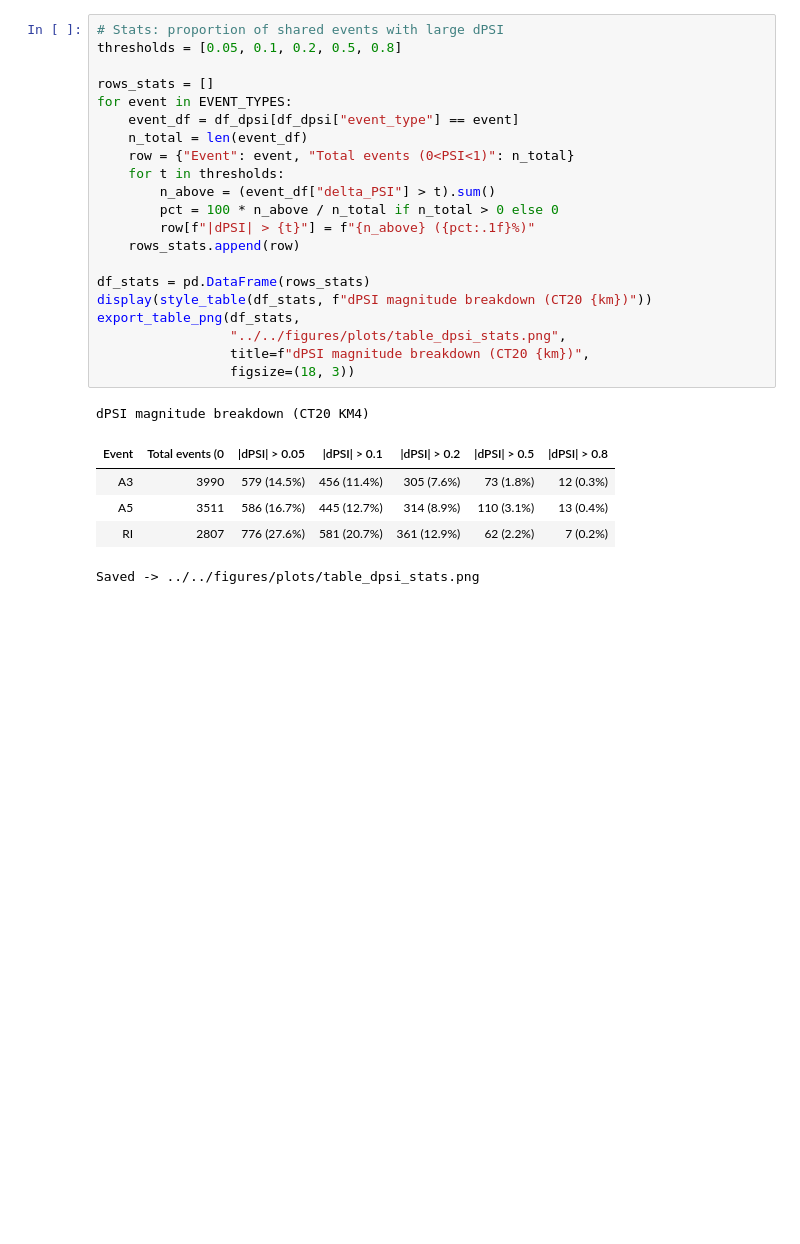
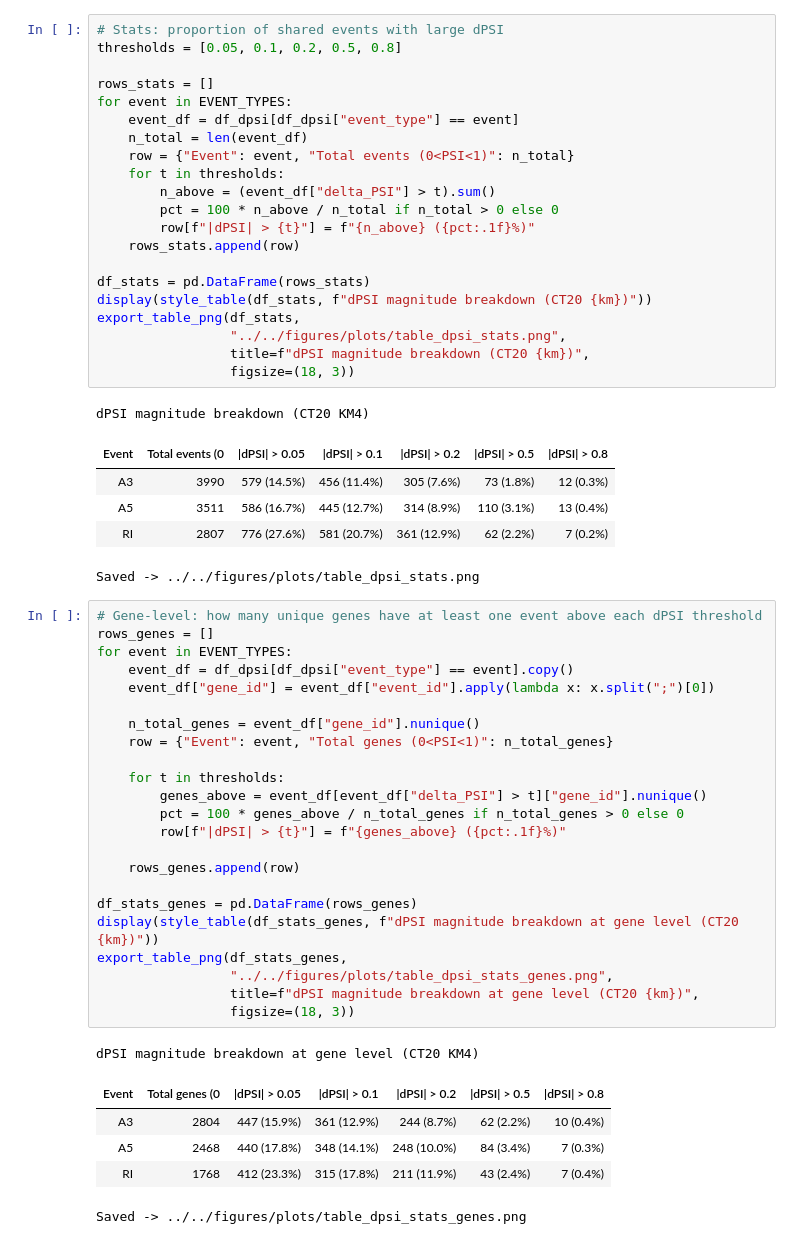
Before and after one commit to griceyrt/Internship, a Jupyter notebook: analysis/notebooks/03_psi_comparison.ipynb, the cells around one changed output. Cells and saved outputs as stored; diff of their text form; blank space fills up the shorter version.

```diff
--- a/analysis/notebooks/03_psi_comparison.ipynb
+++ b/analysis/notebooks/03_psi_comparison.ipynb
@@ -776,3 +843,33 @@ dPSI magnitude breakdown (CT20 KM4)
 | A5 | 3511 | 586 (16.7%) | 445 (12.7%) | 314 (8.9%) | 110 (3.1%) | 13 (0.4%) |
 | RI | 2807 | 776 (27.6%) | 581 (20.7%) | 361 (12.9%) | 62 (2.2%) | 7 (0.2%) |
 Saved -> ../../figures/plots/table_dpsi_stats.png
+# %%
+# Gene-level: how many unique genes have at least one event above each dPSI threshold
+rows_genes = []
+for event in EVENT_TYPES:
+    event_df = df_dpsi[df_dpsi["event_type"] == event].copy()
+    event_df["gene_id"] = event_df["event_id"].apply(lambda x: x.split(";")[0])
+
+    n_total_genes = event_df["gene_id"].nunique()
+    row = {"Event": event, "Total genes (0<PSI<1)": n_total_genes}
+
+    for t in thresholds:
+        genes_above = event_df[event_df["delta_PSI"] > t]["gene_id"].nunique()
+        pct = 100 * genes_above / n_total_genes if n_total_genes > 0 else 0
+        row[f"|dPSI| > {t}"] = f"{genes_above} ({pct:.1f}%)"
+
+    rows_genes.append(row)
+
+df_stats_genes = pd.DataFrame(rows_genes)
+display(style_table(df_stats_genes, f"dPSI magnitude breakdown at gene level (CT20 {km})"))
+export_table_png(df_stats_genes,
+                 "../../figures/plots/table_dpsi_stats_genes.png",
+                 title=f"dPSI magnitude breakdown at gene level (CT20 {km})",
+                 figsize=(18, 3))
+# %% [output]
+dPSI magnitude breakdown at gene level (CT20 KM4)
+| Event | Total genes (0 | |dPSI| > 0.05 | |dPSI| > 0.1 | |dPSI| > 0.2 | |dPSI| > 0.5 | |dPSI| > 0.8 |
+| A3 | 2804 | 447 (15.9%) | 361 (12.9%) | 244 (8.7%) | 62 (2.2%) | 10 (0.4%) |
+| A5 | 2468 | 440 (17.8%) | 348 (14.1%) | 248 (10.0%) | 84 (3.4%) | 7 (0.3%) |
+| RI | 1768 | 412 (23.3%) | 315 (17.8%) | 211 (11.9%) | 43 (2.4%) | 7 (0.4%) |
+Saved -> ../../figures/plots/table_dpsi_stats_genes.png
```
Also changed, not shown: parts of 5 cells of this notebook, 7 other files.
